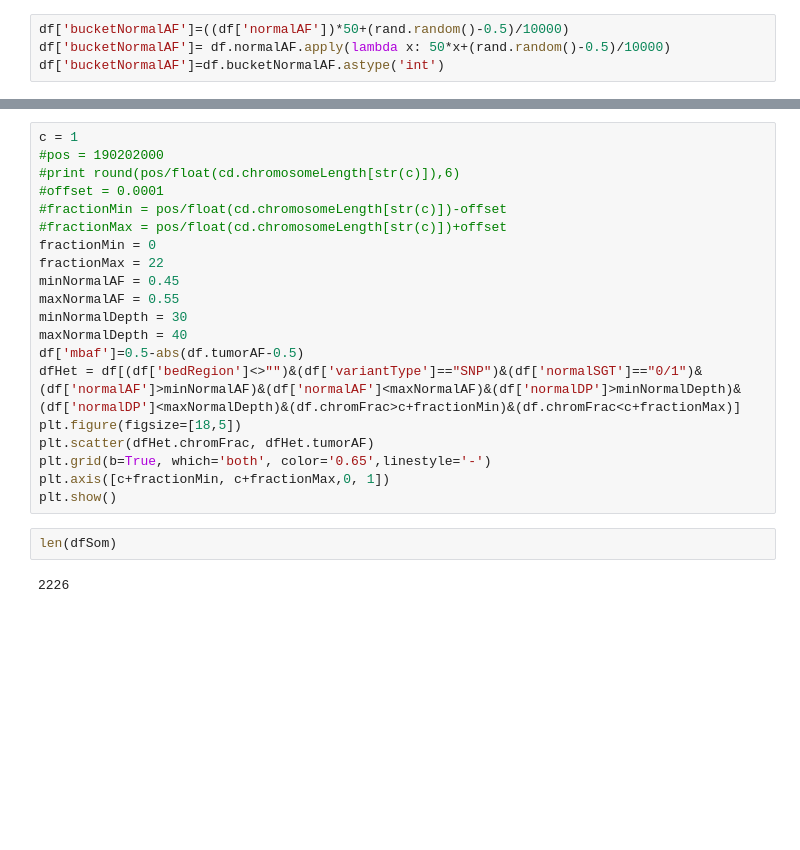
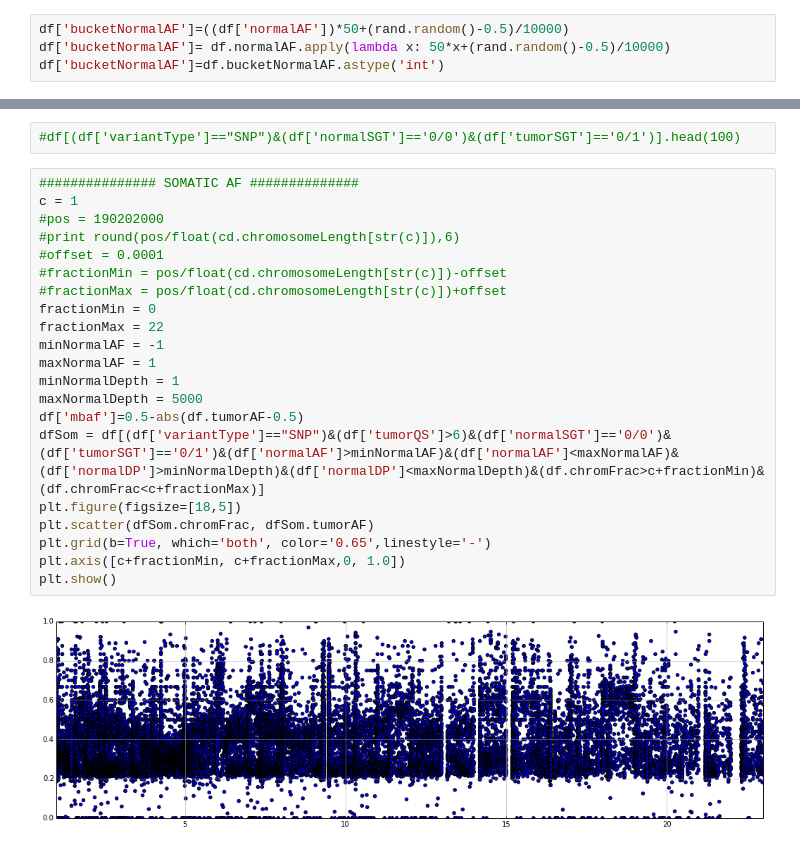
Before and after one commit to hartwigmedical/scripts, a Jupyter notebook: ipython/VCF_GERMLINE_SLICE_ANALYSIS.ipynb, the cells around one changed output, grey strips where cells are left out. Saved outputs shown, nothing was run; the diff lists cells and outputs as text; blank space fills up the shorter version.

```diff
--- a/ipython/VCF_GERMLINE_SLICE_ANALYSIS.ipynb
+++ b/ipython/VCF_GERMLINE_SLICE_ANALYSIS.ipynb
@@ -231,24 +257,25 @@ plt.show()
+# %%
+#df[(df['variantType']=="SNP")&(df['normalSGT']=='0/0')&(df['tumorSGT']=='0/1')].head(100)
 # %%
+############### SOMATIC AF ##############
 c = 1
 #pos = 190202000
 #print round(pos/float(cd.chromosomeLength[str(c)]),6)
 #offset = 0.0001
 #fractionMin = pos/float(cd.chromosomeLength[str(c)])-offset
 #fractionMax = pos/float(cd.chromosomeLength[str(c)])+offset
 fractionMin = 0
 fractionMax = 22
-minNormalAF = 0.45
-maxNormalAF = 0.55
-minNormalDepth = 30
-maxNormalDepth = 40
+minNormalAF = -1
+maxNormalAF = 1
+minNormalDepth = 1
+maxNormalDepth = 5000
 df['mbaf']=0.5-abs(df.tumorAF-0.5)
-dfHet = df[(df['bedRegion']<>"")&(df['variantType']=="SNP")&(df['normalSGT']=="0/1")&(df['normalAF']>minNormalAF)&(df['normalAF']<maxNormalAF)&(df['normalDP']>minNormalDepth)&(df['normalDP']<maxNormalDepth)&(df.chromFrac>c+fractionMin)&(df.chromFrac<c+fractionMax)]
+dfSom = df[(df['variantType']=="SNP")&(df['tumorQS']>6)&(df['normalSGT']=='0/0')&(df['tumorSGT']=='0/1')&(df['normalAF']>minNormalAF)&(df['normalAF']<maxNormalAF)&(df['normalDP']>minNormalDepth)&(df['normalDP']<maxNormalDepth)&(df.chromFrac>c+fractionMin)&(df.chromFrac<c+fractionMax)]
 plt.figure(figsize=[18,5])
-plt.scatter(dfHet.chromFrac, dfHet.tumorAF)
+plt.scatter(dfSom.chromFrac, dfSom.tumorAF)
 plt.grid(b=True, which='both', color='0.65',linestyle='-')
-plt.axis([c+fractionMin, c+fractionMax,0, 1])
+plt.axis([c+fractionMin, c+fractionMax,0, 1.0])
 plt.show()
+# %% [output]
+[figure, added]
-# %%
-len(dfSom)
-# %% [output]
-2226
```
Also changed, not shown: parts of 20 cells of this notebook, 7 other files.
